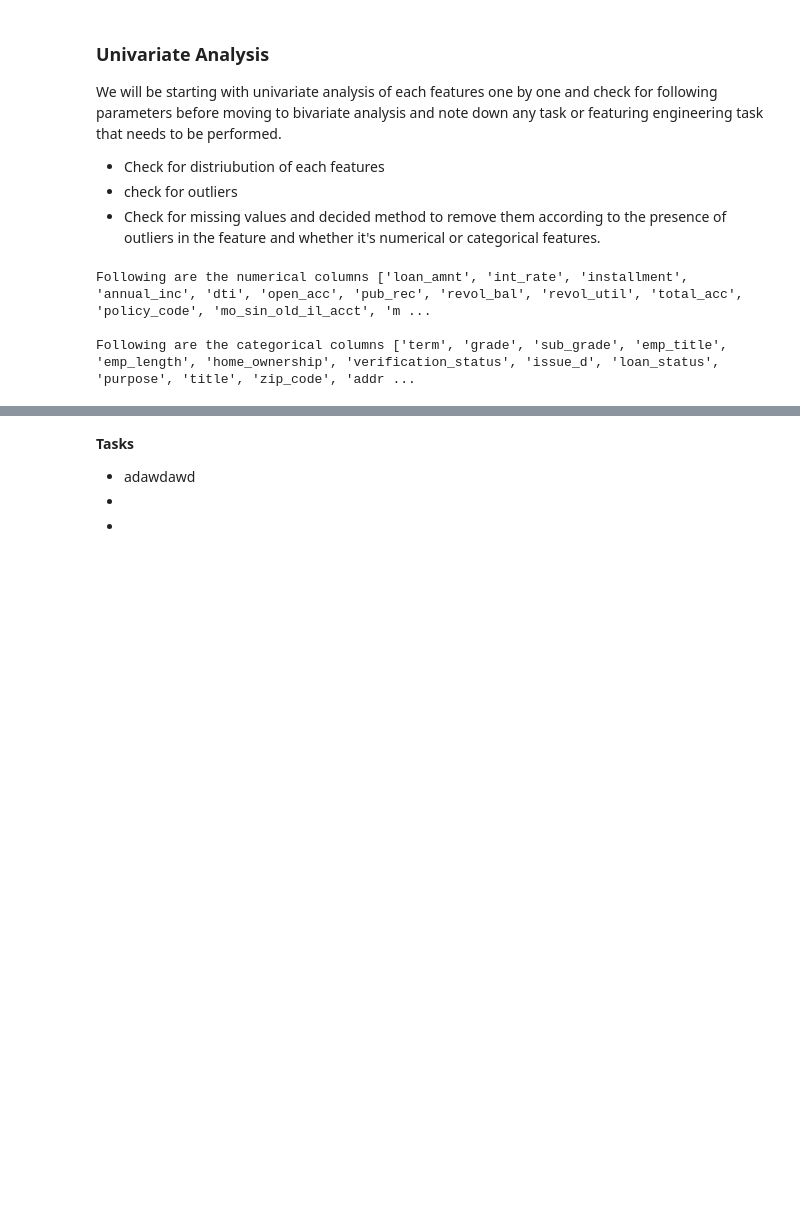
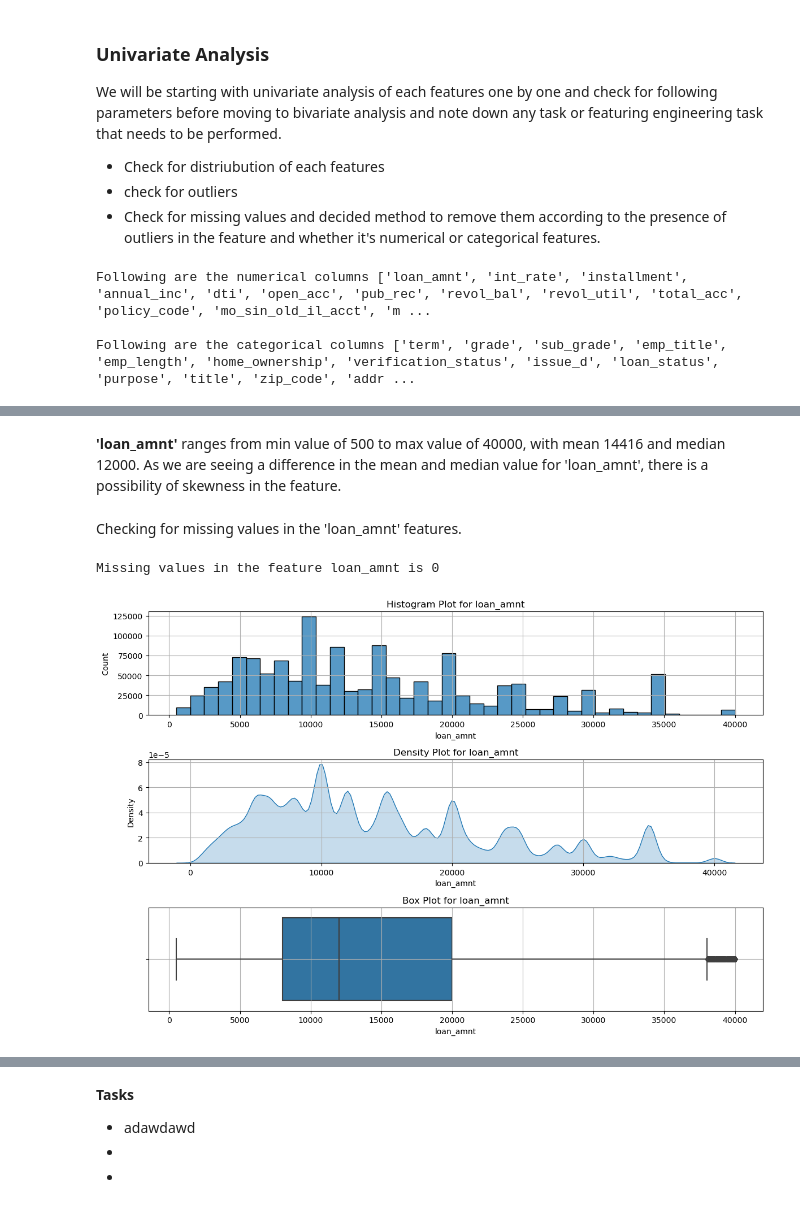
Before and after one commit to Singhal-Piyush/credit-risk-probability-default-model, a Jupyter notebook: 01_credit_risk_data_exploration.ipynb, the cells around one changed output, grey strips where cells are left out. Saved outputs shown, nothing was run; the diff lists cells and outputs as text; code cells hidden in the pictures; blank space fills up the shorter version.

```diff
--- a/01_credit_risk_data_exploration.ipynb
+++ b/01_credit_risk_data_exploration.ipynb
@@ -588,0 +629,34 @@ APPLICATION_TYPE  :  2
+# %% [markdown]
+**'loan_amnt'** ranges from min value of 500 to max value of 40000, with mean 14416 and median 12000. As we are seeing a difference in the mean and median value for 'loan_amnt', there is a possibility of skewness in the feature.
+# %% [markdown]
+Checking for missing values in the 'loan_amnt' features.
+# %%
+# missing values
+print(f'Missing values in the feature loan_amnt is {dataset_loan["loan_amnt"].isna().sum()} ')
+# %% [output]
+Missing values in the feature loan_amnt is 0
+# %%
+#
+
+variable = 'loan_amnt'
+fig, axs = plt.subplots(3,1,figsize = (12,8))
+
+# plot 1: Histogram plot
+sns.histplot(dataset_loan['loan_amnt'], ax = axs[0], bins = 40)
+axs[0].set_title(f'Histogram Plot for {variable}')
+axs[0].grid()
+
+# plot 2: Distribution plot
+sns.kdeplot(dataset_loan['loan_amnt'], ax = axs[1], fill = True)
+axs[1].set_title(f'Density Plot for {variable}')
+axs[1].grid()
+
+# plot 3: Box plot
+sns.boxplot(x = dataset_loan['loan_amnt'], ax = axs[2])
+axs[2].set_title(f'Box Plot for {variable}')
+axs[2].grid()
+
+plt.tight_layout()
+plt.show()
+# %% [output]
+[figure, added]
```
Also changed, not shown: parts of 35 cells of this notebook.
